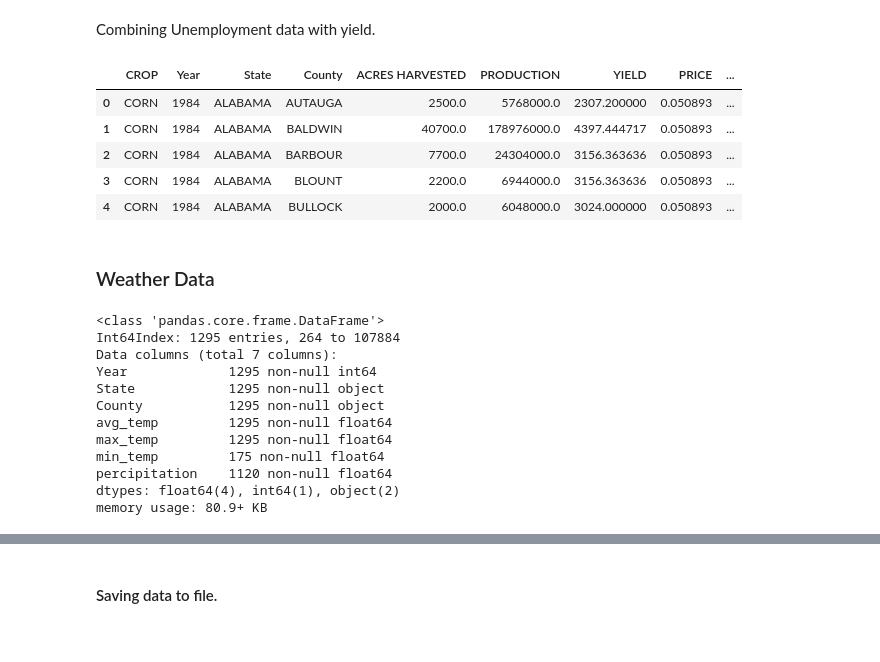
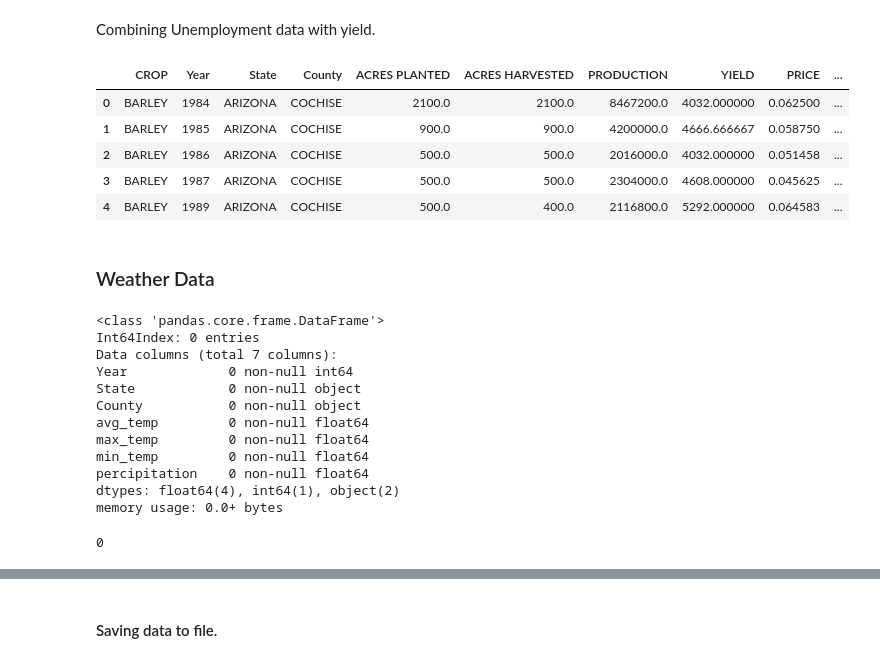
Before and after one commit to patelamol/springboard, a Jupyter notebook: Capstone 1/Scripts/Capstone1 - Data Wrangling v2.ipynb, the cells around one changed output, grey strips where cells are left out. Saved outputs shown, nothing was run; the diff lists cells and outputs as text; code cells hidden in the pictures.

Commit message:
Final stages
- added ML notebook
- updates to data warngling.

```diff
--- a/Capstone 1/Scripts/Capstone1 - Data Wrangling v2.ipynb
+++ b/Capstone 1/Scripts/Capstone1 - Data Wrangling v2.ipynb
@@ -199,6 +201,6 @@ crop_df.loc[:,'YIELD']=crop_df['PRODUCTION']/crop_df['ACRES HARVESTED']
 crop_df = pd.merge(crop_df, pivoted_price_df, how='left')
 
 #Rearranging columns
-crop_df = crop_df[['CROP','Year','State','County','ACRES HARVESTED','PRODUCTION','YIELD','PRICE']]
+crop_df = crop_df[['CROP','Year','State','County','ACRES PLANTED','ACRES HARVESTED','PRODUCTION','YIELD','PRICE']]
 crop_df.tail()
 # %% [output]
@@ -296,3 +303,33 @@ PRODUCTION         False
 YIELD              False
 PRICE              False
 dtype: bool
+# %%
+# Filling up nulls in Acres Planted.
+# Method: Calculating average loss from Acres Planted to Acres Harvested.
+# Avg Loss = (Acres Planted-Acres Harvested)/Acres Harvested
+# Using that calculate Acres Planted from Acres Harvested.
+# Calculated Acres Planted = Acres Harvested + (Avg Loss * Acres Harvested)
+
+temp_df = clean_crop_df.copy()
+#sorting data we calculate means.
+temp_df.sort_values(by=['CROP','State','County','Year'],inplace=True)
+
+#Using non-null values to calculate loss
+temp_df_nnull = temp_df.dropna(axis='rows',how='any',subset=['ACRES PLANTED','ACRES HARVESTED'])
+
+#Loss at every sample/row.
+temp_df_nnull.loc[:,'Loss']=(temp_df_nnull['ACRES PLANTED']-temp_df_nnull['ACRES HARVESTED'])/temp_df_nnull['ACRES HARVESTED']
+#avg loss for a county for a given crop.
+temp_df_nnull.loc[:,'avg_loss']=temp_df_nnull.groupby(['CROP','State','County'])['Loss'].transform(lambda x: x.mean())
+
+#Assigning those values back df with nulls.
+temp_df.loc[:,'AVG_LOSS']=temp_df_nnull.loc[:,'avg_loss']
+#fills up avg loss for rows with null value in Acres Planted.
+temp_df.loc[:,'AVG_LOSS']=temp_df.groupby(['CROP','State','County'])['AVG_LOSS'].fillna('bfill').replace('bfill',0)
+
+#Calculate Acres Planted
+temp_df.loc[:,'CAL_ACRES_PLANTED']=temp_df['ACRES HARVESTED']+(temp_df['ACRES HARVESTED']*temp_df['AVG_LOSS'])
+#Assigned calculated value to rows with null values.
+temp_df['ACRES PLANTED']=temp_df['ACRES PLANTED'].fillna(temp_df['CAL_ACRES_PLANTED'])
+temp_df.drop(columns=['AVG_LOSS','CAL_ACRES_PLANTED'],inplace=True)
+temp_df.info()
@@ -299,5 +351,6 @@ dtype: bool
 # %% [markdown]
 Looking for duplicates by Crop, Year, State and County but there are none.
 # %%
-clean_crop_df[clean_crop_df.duplicated(['CROP','Year','State','County'],keep=False)]
+filled_df = temp_df.copy()
+filled_df[filled_df.duplicated(['CROP','Year','State','County'],keep=False)]
 # %% [output]
@@ -336,7 +389,7 @@ Once the set is combined and aggregated we write it into another excel file and
 # %%
 import pandas as pd
 
-Unemployment_xl = os.path.join(fileDir, 'Data\UnemploymentRate_Raw_ByState_Yearly.xlsx')
+Unemployment_xl = os.path.join(fileDir, 'Data\\UnemploymentRate_Raw_ByState_Yearly.xlsx')
 xl_sheets = pd.ExcelFile(Unemployment_xl).sheet_names
 unemployment_df = pd.DataFrame({})
 
@@ -383,15 +436,15 @@ writer.save()
 # %% [markdown]
 Combining Unemployment data with yield.
 # %%
-enriched_df_unemp = pd.merge(filtered_crop_df,unemployment_df,how='left')
+enriched_df_unemp = pd.merge(filled_df,unemployment_df,how='left')
 enriched_df_unemp.head()
 # %% [output]
-|  | CROP | Year | State | County | ACRES HARVESTED | PRODUCTION | YIELD | PRICE | ... |
-| 0 | CORN | 1984 | ALABAMA | AUTAUGA | 2500.0 | 5768000.0 | 2307.200000 | 0.050893 | ... |
-| 1 | CORN | 1984 | ALABAMA | BALDWIN | 40700.0 | 178976000.0 | 4397.444717 | 0.050893 | ... |
-| 2 | CORN | 1984 | ALABAMA | BARBOUR | 7700.0 | 24304000.0 | 3156.363636 | 0.050893 | ... |
-| 3 | CORN | 1984 | ALABAMA | BLOUNT | 2200.0 | 6944000.0 | 3156.363636 | 0.050893 | ... |
-| 4 | CORN | 1984 | ALABAMA | BULLOCK | 2000.0 | 6048000.0 | 3024.000000 | 0.050893 | ... |
+|  | CROP | Year | State | County | ACRES PLANTED | ACRES HARVESTED | PRODUCTION | YIELD | PRICE | ... |
+| 0 | BARLEY | 1984 | ARIZONA | COCHISE | 2100.0 | 2100.0 | 8467200.0 | 4032.000000 | 0.062500 | ... |
+| 1 | BARLEY | 1985 | ARIZONA | COCHISE | 900.0 | 900.0 | 4200000.0 | 4666.666667 | 0.058750 | ... |
+| 2 | BARLEY | 1986 | ARIZONA | COCHISE | 500.0 | 500.0 | 2016000.0 | 4032.000000 | 0.051458 | ... |
+| 3 | BARLEY | 1987 | ARIZONA | COCHISE | 500.0 | 500.0 | 2304000.0 | 4608.000000 | 0.045625 | ... |
+| 4 | BARLEY | 1989 | ARIZONA | COCHISE | 500.0 | 400.0 | 2116800.0 | 5292.000000 | 0.064583 | ... |
 # %% [markdown]
 ### Weather Data
 # %%
@@ -403,9 +456,9 @@ state_weather_file = os.path.join(fileDir, 'Data\Weather_Historical_US_State_Yea
 state_raw_weather_df = pd.read_excel(state_weather_file)
 # %%
 #Filling nulls in at county level weather columns with state level measurements.
+state_weather_df = state_raw_weather_df.copy()
+county_weather_df = county_raw_weather_df.copy()
 
-county_weather_df = county_raw_weather_df.copy()
-state_weather_df = state_raw_weather_df.copy()
 
 #Having same index makes easy to replace null values from one df to another.
 county_weather_df.set_index(['Year','State'],inplace=True)
@@ -415,17 +468,17 @@ county_weather_df = county_weather_df.fillna(state_weather_df).reset_index()
 county_weather_df[county_weather_df.isnull().any(axis=1)].info()
 # %% [output]
 <class 'pandas.core.frame.DataFrame'>
-Int64Index: 1295 entries, 264 to 107884
+Int64Index: 0 entries
 Data columns (total 7 columns):
-Year             1295 non-null int64
-State            1295 non-null object
-County           1295 non-null object
-avg_temp         1295 non-null float64
-max_temp         1295 non-null float64
-min_temp         175 non-null float64
-percipitation    1120 non-null float64
+Year             0 non-null int64
+State            0 non-null object
+County           0 non-null object
+avg_temp         0 non-null float64
+max_temp         0 non-null float64
+min_temp         0 non-null float64
+percipitation    0 non-null float64
 dtypes: float64(4), int64(1), object(2)
-memory usage: 80.9+ KB
+memory usage: 0.0+ bytes
 # %%
 enriched_df_CST=enriched_df_unemp.copy()
 
@@ -443,3 +496,9 @@ enriched_df = pd.merge(enriched_df_CST, county_weather_df, how='left', left_on=[
 
 enriched_df = enriched_df.drop(columns=['County_y','County_ST'])
 enriched_df.rename(columns={'County_x':'County'},inplace=True)
+# %%
+#dropping rows with no production or acres harvested.
+non_null_df = enriched_df[~enriched_df[['ACRES HARVESTED','PRODUCTION']].isnull().any(axis=1)]
+non_null_df[['ACRES HARVESTED','PRODUCTION']].isnull().any(axis=1).sum()
+# %% [output]
+0
```
Also changed, not shown: parts of 15 cells of this notebook, 2 other files.
